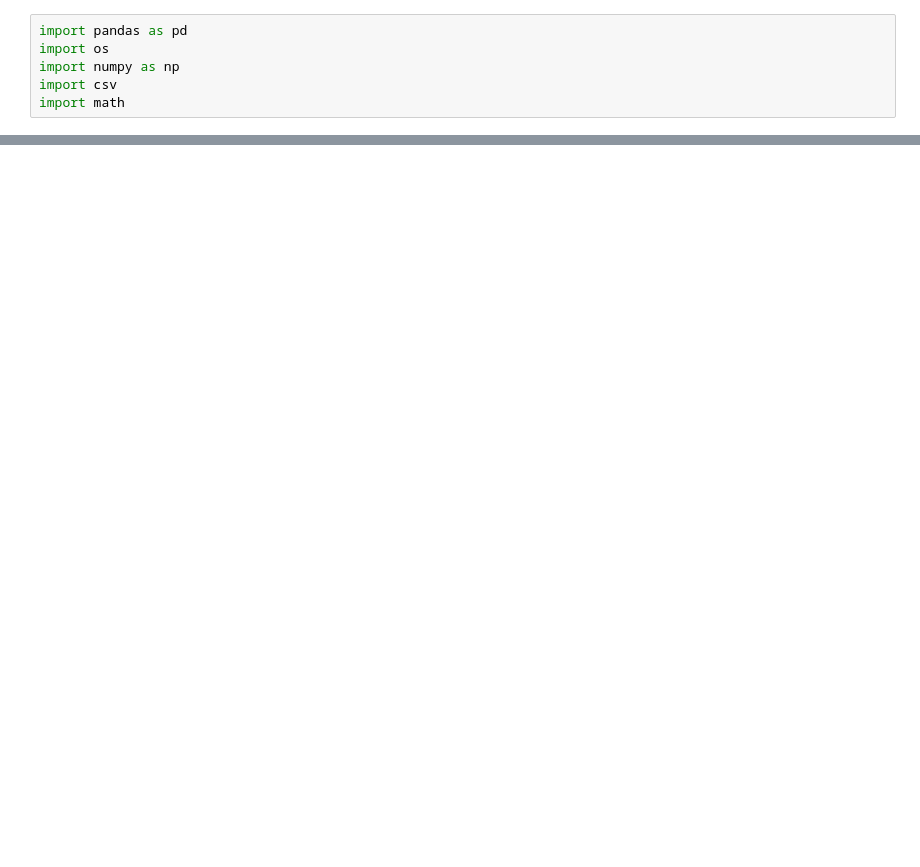
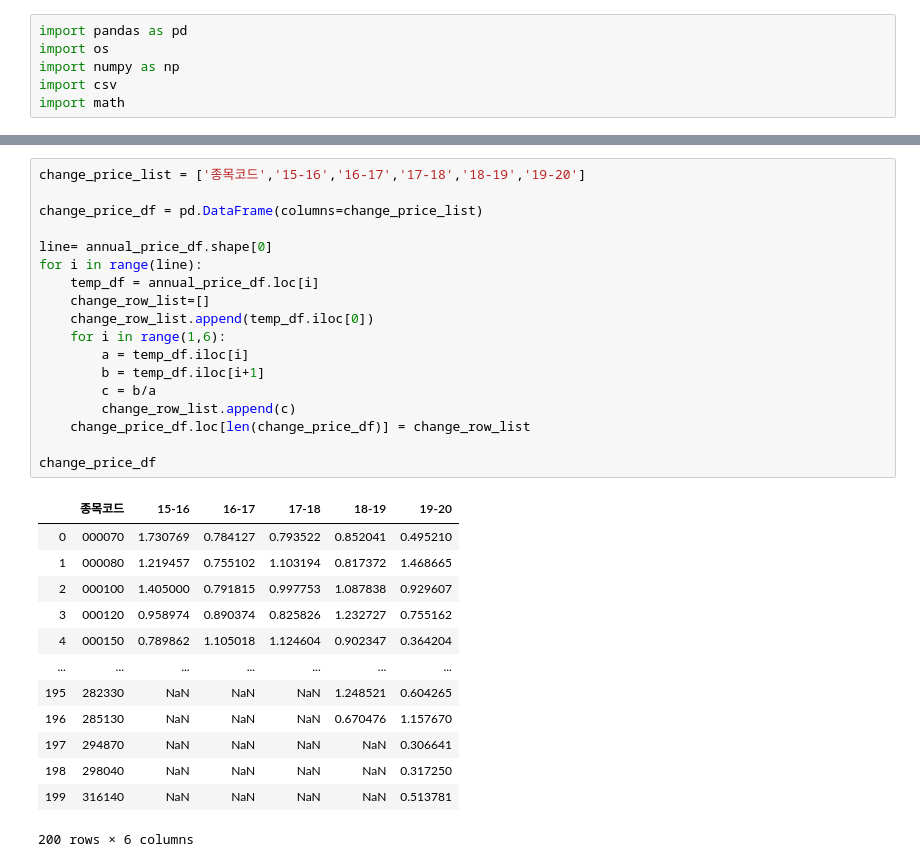
Before and after one commit to dolgorae/Project_Stock_Screener, a Jupyter notebook: code/Scaler.ipynb, the cells around one changed output, grey strips where cells are left out. Drawn from its saved outputs; the diff is of its cells as text; blank space fills up the shorter version.

```diff
--- a/code/Scaler.ipynb
+++ b/code/Scaler.ipynb
@@ -6,0 +76,32 @@ import math
+# %%
+change_price_list = ['종목코드','15-16','16-17','17-18','18-19','19-20']
+
+change_price_df = pd.DataFrame(columns=change_price_list)
+
+line= annual_price_df.shape[0]
+for i in range(line):
+    temp_df = annual_price_df.loc[i]
+    change_row_list=[]
+    change_row_list.append(temp_df.iloc[0])
+    for i in range(1,6):
+        a = temp_df.iloc[i]
+        b = temp_df.iloc[i+1]
+        c = b/a
+        change_row_list.append(c)
+    change_price_df.loc[len(change_price_df)] = change_row_list
+
+change_price_df
+# %% [output]
+|  | 종목코드 | 15-16 | 16-17 | 17-18 | 18-19 | 19-20 |
+| 0 | 000070 | 1.730769 | 0.784127 | 0.793522 | 0.852041 | 0.495210 |
+| 1 | 000080 | 1.219457 | 0.755102 | 1.103194 | 0.817372 | 1.468665 |
+| 2 | 000100 | 1.405000 | 0.791815 | 0.997753 | 1.087838 | 0.929607 |
+| 3 | 000120 | 0.958974 | 0.890374 | 0.825826 | 1.232727 | 0.755162 |
+| 4 | 000150 | 0.789862 | 1.105018 | 1.124604 | 0.902347 | 0.364204 |
+| ... | ... | ... | ... | ... | ... | ... |
+| 195 | 282330 | NaN | NaN | NaN | 1.248521 | 0.604265 |
+| 196 | 285130 | NaN | NaN | NaN | 0.670476 | 1.157670 |
+| 197 | 294870 | NaN | NaN | NaN | NaN | 0.306641 |
+| 198 | 298040 | NaN | NaN | NaN | NaN | 0.317250 |
+| 199 | 316140 | NaN | NaN | NaN | NaN | 0.513781 |
+200 rows × 6 columns
```
Also changed, not shown: parts of 16 cells of this notebook, 3 other files.
